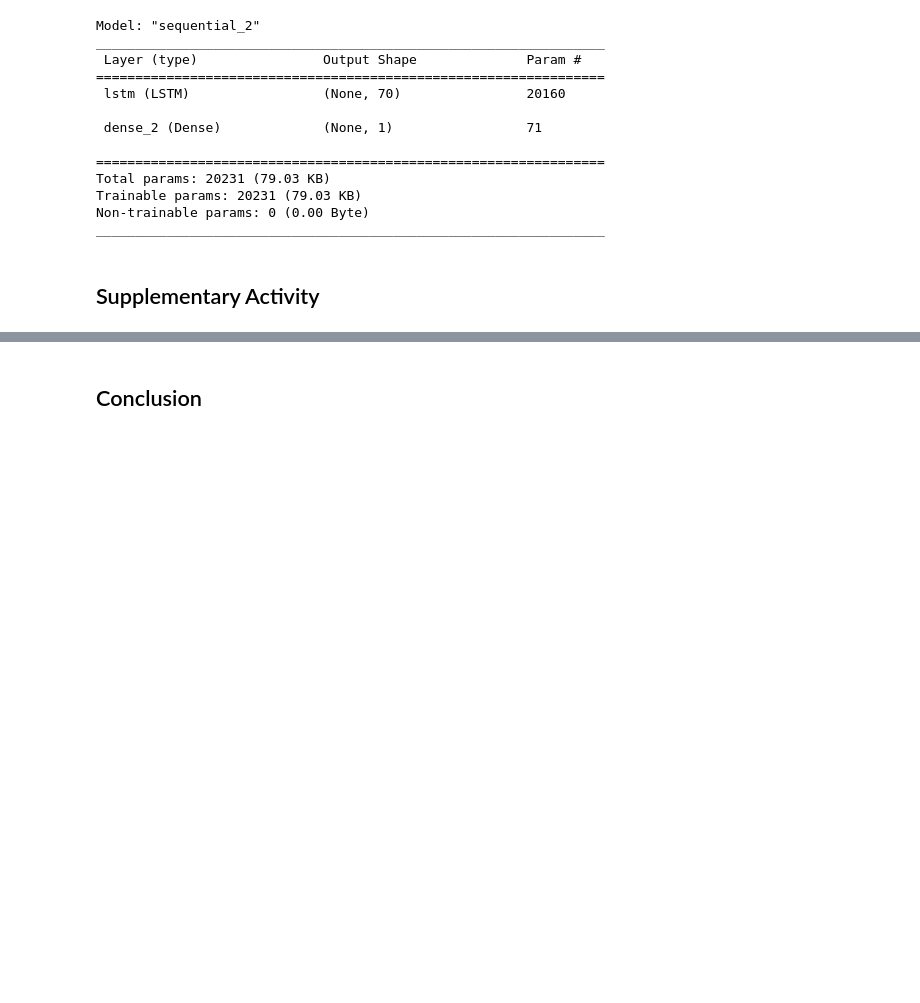
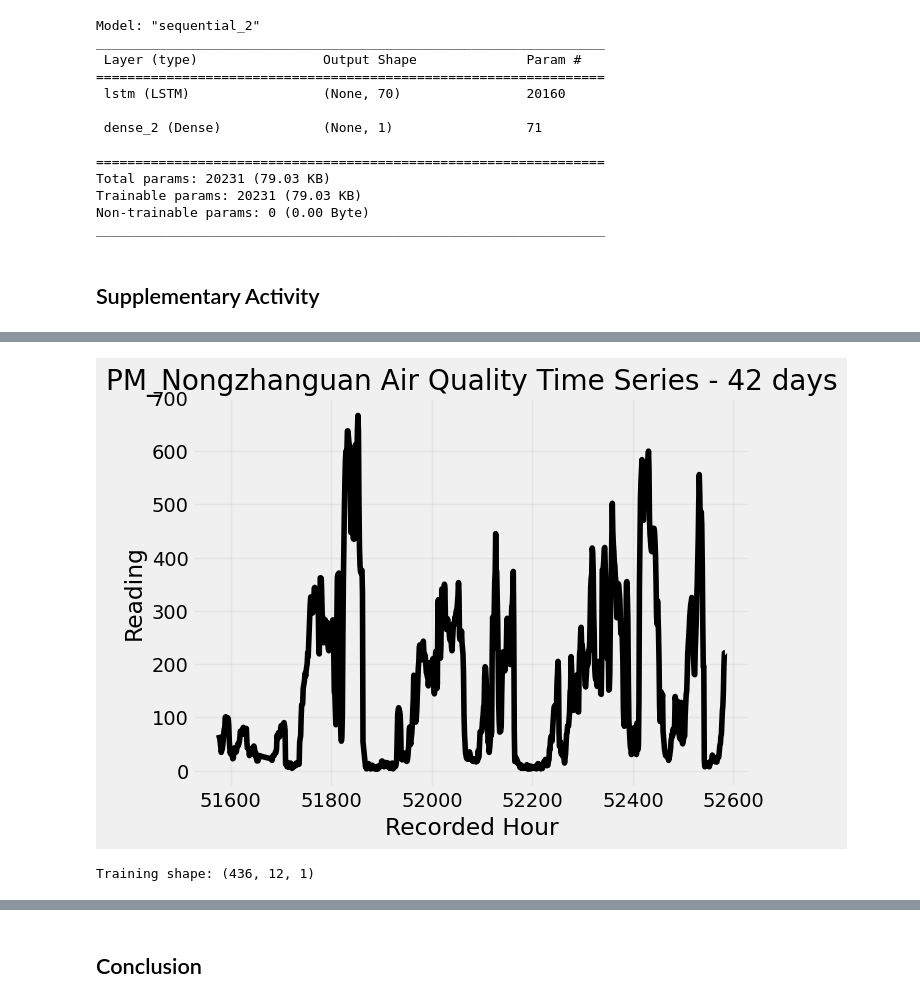
Before and after one commit to tmaiecnj/CPE-313, a Jupyter notebook: Hands-on Activity 7.1 - Deep Learning in Time Series.ipynb, the cells around one changed output, grey strips where cells are left out. Saved outputs shown, nothing was run; the diff lists cells and outputs as text; code cells hidden in the pictures; blank space fills up the shorter version.

```diff
--- a/Hands-on Activity 7.1 - Deep Learning in Time Series.ipynb
+++ b/Hands-on Activity 7.1 - Deep Learning in Time Series.ipynb
@@ -398,0 +406,4 @@ _________________________________________________________________
+# %%
+df_Beijing = pd.read_csv(file_path)
+df_Beijing = df_Beijing[df_Beijing.year >= 2015]
+df_Beijing.head(10)
@@ -398,0 +429,2 @@ _________________________________________________________________
+# %%
+df_Beijing["PM_Nongzhanguan"] = df_Beijing["PM_Nongzhanguan"].interpolate()
@@ -398,0 +445,6 @@ _________________________________________________________________
+# %%
+# Check last 6 weeks of data
+
+plot_n_last_days(df_Beijing, 'PM_Nongzhanguan', 42)
+# %% [output]
+[figure, added]
@@ -398,0 +461,4 @@ _________________________________________________________________
+# %%
+print('Training shape: {}'.format(train_X.shape))
+# %% [output]
+Training shape: (436, 12, 1)
```
Also changed, not shown: parts of 26 cells of this notebook.
